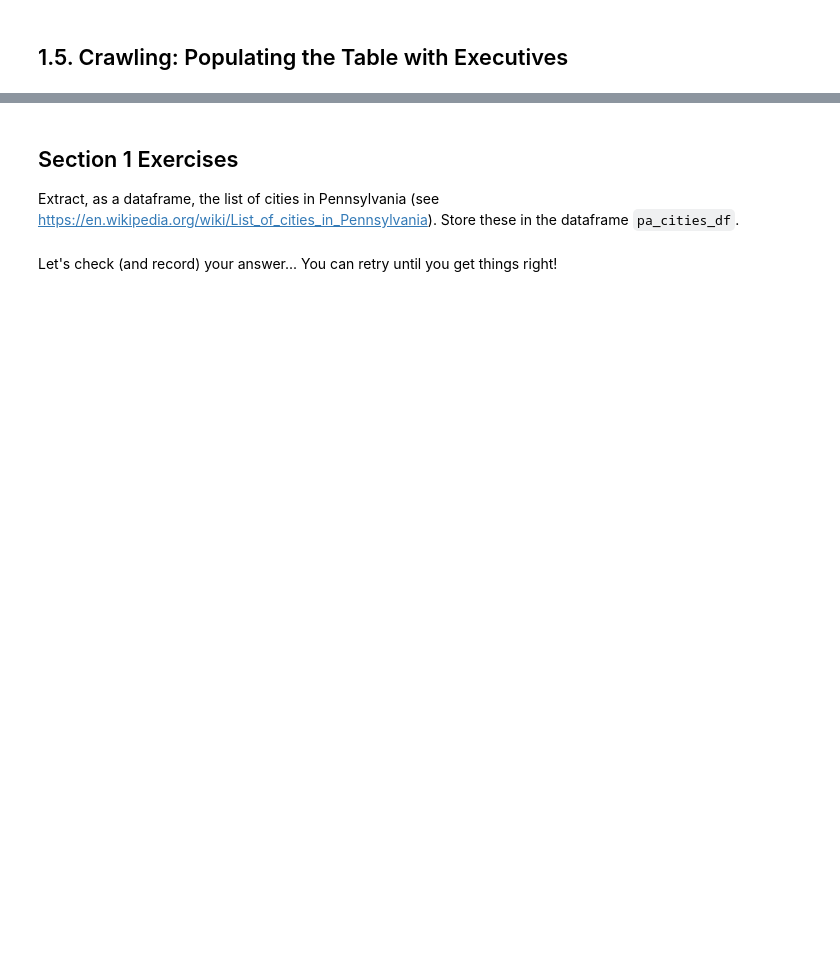
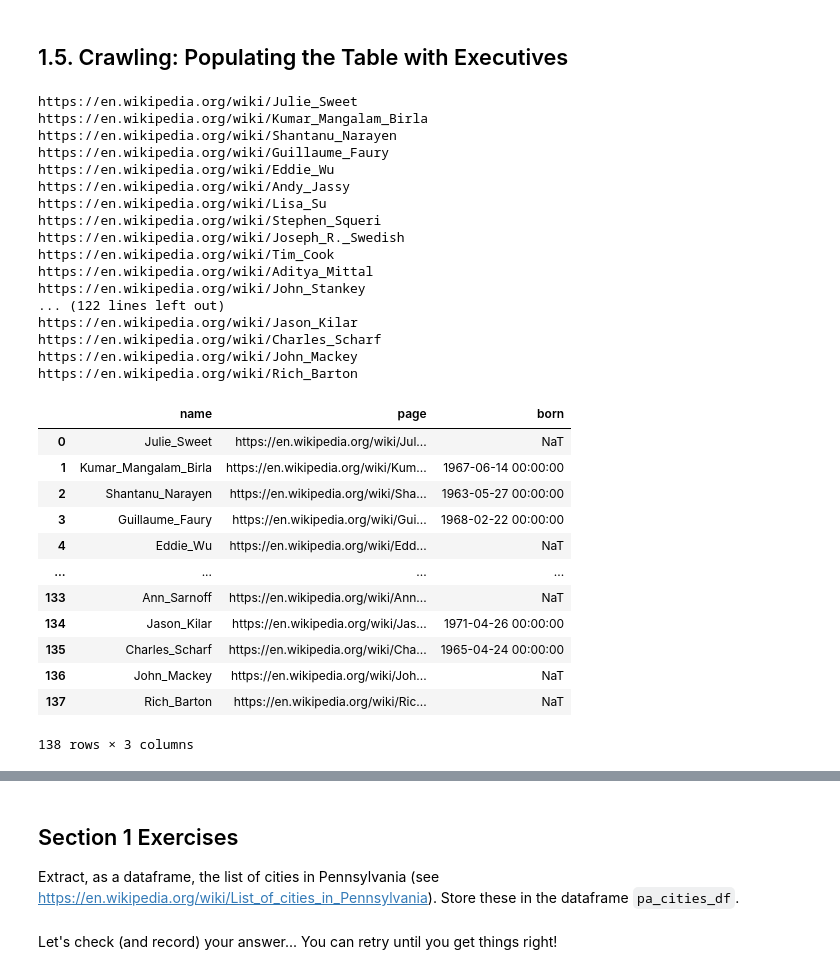
Before and after one commit to zackives/upenn-cis5450-hw, a Jupyter notebook: Module_1_Data_Acquisition.ipynb, the cells around one changed output, grey strips where cells are left out. Drawn from its saved outputs; the diff is of its cells as text; code cells hidden in the pictures; blank space fills up the shorter version.

```diff
--- a/Module_1_Data_Acquisition.ipynb
+++ b/Module_1_Data_Acquisition.ipynb
@@ -179,6 +331,7 @@ crawl_list
 # in list pages
 
 pages = []
+page_urls = []
 
 for url in crawl_list:
     page = url.split("/")[-1] #extract the person name at the end of the url
@@ -190,8 +343,9 @@ for url in crawl_list:
     url_list[2] = urllib.parse.quote(url_list[2])
     url_ascii = urllib.parse.urlunsplit(url_list)
     try:
-      response = urllib.request.urlopen((url_ascii))
+      response = requests.get(url_ascii, headers=headers)
       #Save page and url for later use.
-      pages.append(response)
-    except urllib.error.URLError as e:
-      print(e.reason)
+      pages.append(response.text)
+      page_urls.append(url)
+    except requests.exceptions.RequestException as e:
+      print(e)
@@ -200,31 +384,62 @@ for url in crawl_list:
 # %%
 # Use lxml.etree.HTML(...) on the HTML content of each page to get a DOM tree that
 # can be processed via XPath to extract the bday information.  Store the CEO name,
 # webpage, and the birthdate (born) in exec_df.
 
 # We first check that the HTML content has a table of type `vcard`,
 # and then extract the `bday` information.  If there is no birthdate, the datetime
 # value is NaT (not a type).
 
 from lxml import etree
 
 rows = []
-for page in pages:
-  url = page.geturl()
+for i, page in enumerate(pages):
+  url = page_urls[i]
   print (url)
-  content = page.read().decode("utf-8")
+  content = page
   tree = etree.HTML(content)  #create a DOM tree of the page
   bday = tree.xpath('//table[contains(@class,"vcard")]//span[@class="bday"]/text()')
   if len(bday) > 0:
       name = url[url.rfind('/')+1:] # The part of the URL after the last /
       rows.append({'name': name, 'page': url,
                   'born': datetime.datetime.strptime(bday[0], '%Y-%m-%d')})
   else:
           rows.append({'name': url[url.rfind('/')+1:], 'page': url
                                     , 'born': np.datetime64('NaT')})
 
 exec_df = pd.DataFrame(rows)
 exec_df
+# %% [output]
+https://en.wikipedia.org/wiki/Julie_Sweet
+https://en.wikipedia.org/wiki/Kumar_Mangalam_Birla
+https://en.wikipedia.org/wiki/Shantanu_Narayen
+https://en.wikipedia.org/wiki/Guillaume_Faury
+https://en.wikipedia.org/wiki/Eddie_Wu
+https://en.wikipedia.org/wiki/Andy_Jassy
+https://en.wikipedia.org/wiki/Lisa_Su
+https://en.wikipedia.org/wiki/Stephen_Squeri
+https://en.wikipedia.org/wiki/Joseph_R._Swedish
+https://en.wikipedia.org/wiki/Tim_Cook
+https://en.wikipedia.org/wiki/Aditya_Mittal
+https://en.wikipedia.org/wiki/John_Stankey
+... (122 lines left out)
+https://en.wikipedia.org/wiki/Jason_Kilar
+https://en.wikipedia.org/wiki/Charles_Scharf
+https://en.wikipedia.org/wiki/John_Mackey
+https://en.wikipedia.org/wiki/Rich_Barton
+|  | name | page | born |
+| 0 | Julie_Sweet | https://en.wikipedia.org/wiki/Jul... | NaT |
+| 1 | Kumar_Mangalam_Birla | https://en.wikipedia.org/wiki/Kum... | 1967-06-14 00:00:00 |
+| 2 | Shantanu_Narayen | https://en.wikipedia.org/wiki/Sha... | 1963-05-27 00:00:00 |
+| 3 | Guillaume_Faury | https://en.wikipedia.org/wiki/Gui... | 1968-02-22 00:00:00 |
+| 4 | Eddie_Wu | https://en.wikipedia.org/wiki/Edd... | NaT |
+| ... | ... | ... | ... |
+| 133 | Ann_Sarnoff | https://en.wikipedia.org/wiki/Ann... | NaT |
+| 134 | Jason_Kilar | https://en.wikipedia.org/wiki/Jas... | 1971-04-26 00:00:00 |
+| 135 | Charles_Scharf | https://en.wikipedia.org/wiki/Cha... | 1965-04-24 00:00:00 |
+| 136 | John_Mackey | https://en.wikipedia.org/wiki/Joh... | NaT |
+| 137 | Rich_Barton | https://en.wikipedia.org/wiki/Ric... | NaT |
+138 rows × 3 columns
 # %%
 con.sql('create table if not exists executives as select * from exec_df')
 
```
Also changed, not shown: parts of 29 cells of this notebook.
